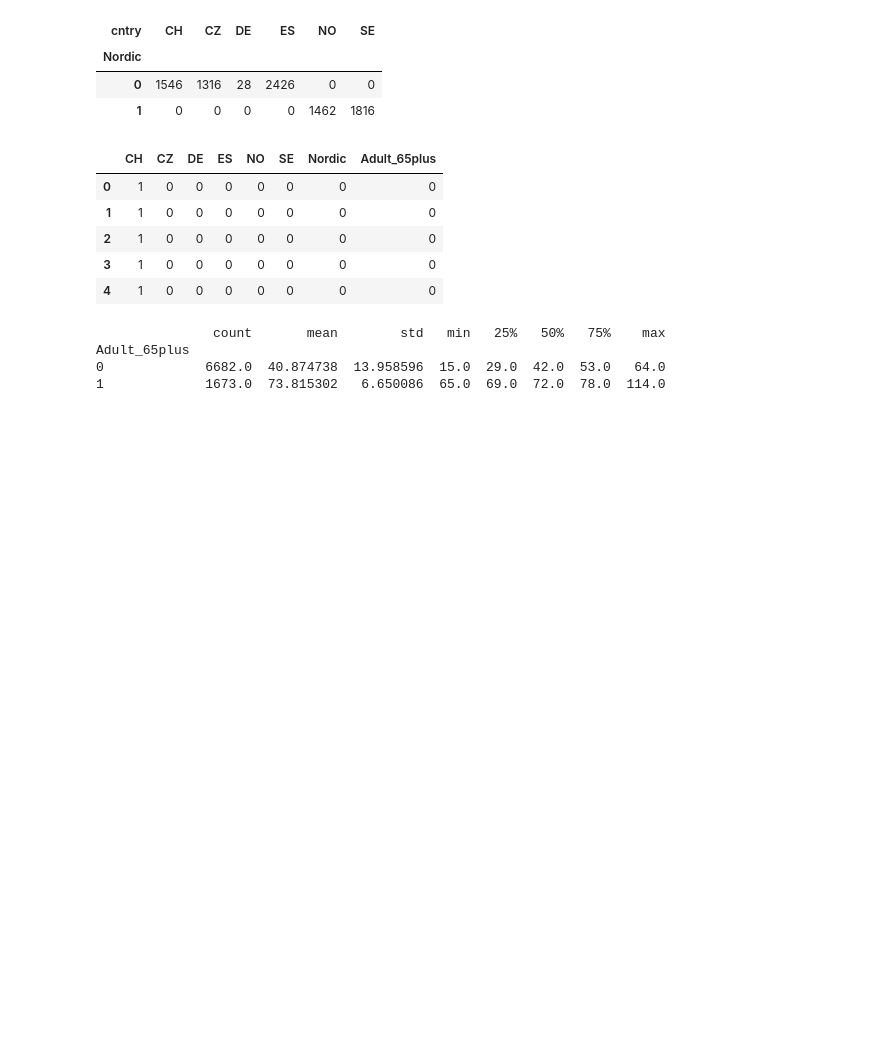
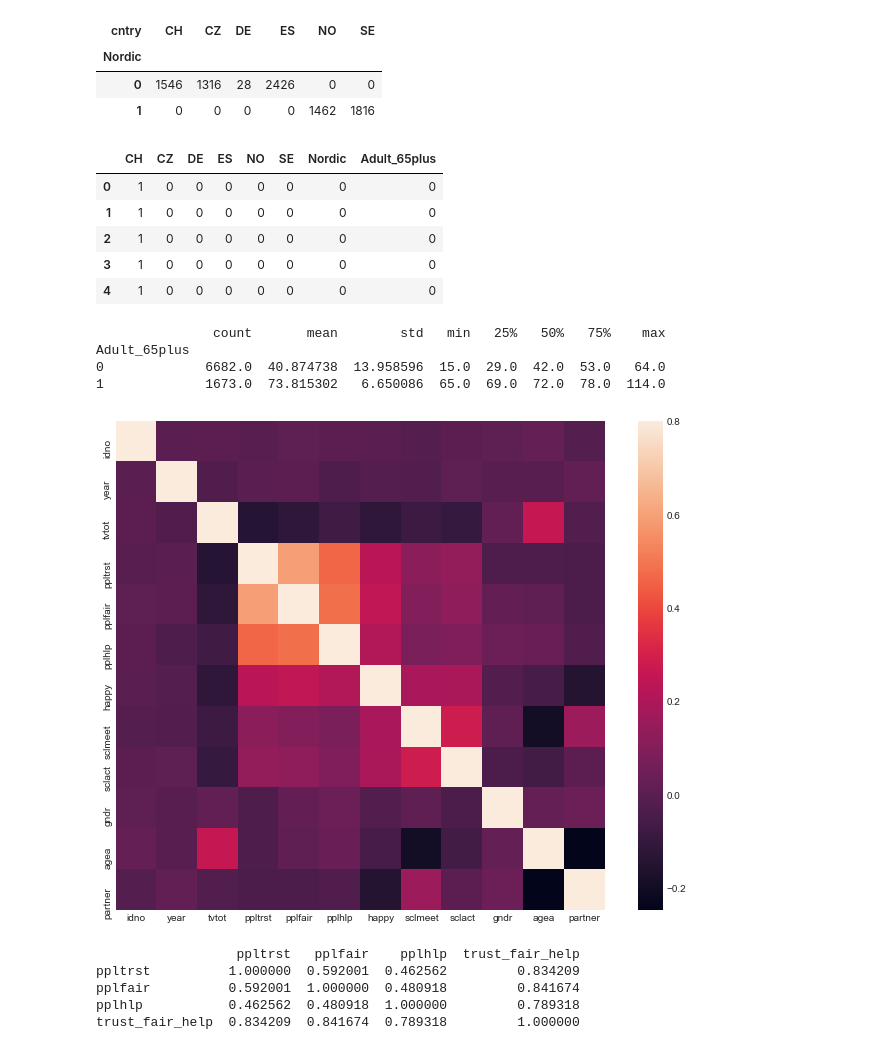
Before and after one commit to akim2034/Thinkful_DS_Bootcamp, a Jupyter notebook: Unit 2/Lesson 1/Notes 2.1.5 Feature Engineering.ipynb, the cells around one changed output. Saved outputs shown, nothing was run; the diff lists cells and outputs as text; code cells hidden in the pictures; blank space fills up the shorter version.

```diff
--- a/Unit 2/Lesson 1/Notes 2.1.5 Feature Engineering.ipynb
+++ b/Unit 2/Lesson 1/Notes 2.1.5 Feature Engineering.ipynb
@@ -63,3 +63,36 @@ print(df['agea'].groupby(features['Adult_65plus']).describe())
 Adult_65plus
 0             6682.0  40.874738  13.958596  15.0  29.0  42.0  53.0   64.0
 1             1673.0  73.815302   6.650086  65.0  69.0  72.0  78.0  114.0
+# %%
+corrmat = df.corr()
+
+# Set up the matplotlib figure.
+f, ax = plt.subplots(figsize=(12, 9))
+
+# Draw the heatmap using seaborn
+sns.heatmap(corrmat, vmax=.8, square=True)
+plt.show()
+
+# Looks like 'pplfair','ppltrst' and 'pplhlp' are pretty redundant with each
+# other. Let's make some averages. Just in case some of the variables are on
+# different scales than others (one ranges from 0 to 100, one ranges from 0 to
+# 7, for example) we scale them before averaging by subtracting the average of
+# each variable from all values in that variable, then dividing by the
+# standard deviation.
+means = df[['ppltrst','pplfair','pplhlp']].mean(axis=0)
+stds = df[['ppltrst','pplfair','pplhlp']].std(axis=0)
+features['trust_fair_help'] = ((df[['ppltrst','pplfair','pplhlp']] - means) / stds).mean(axis=1)
+
+# Check how well the composite correlates with each of the individual variables.
+plotdf = df.loc[:, ['ppltrst', 'pplfair', 'pplhlp']]
+plotdf['trust_fair_help'] = features['trust_fair_help']
+corrmat2 = plotdf.corr()
+
+print(corrmat2)
+# %% [output]
+[figure, added]
+                  ppltrst   pplfair    pplhlp  trust_fair_help
+ppltrst          1.000000  0.592001  0.462562         0.834209
+pplfair          0.592001  1.000000  0.480918         0.841674
+pplhlp           0.462562  0.480918  1.000000         0.789318
+trust_fair_help  0.834209  0.841674  0.789318         1.000000
```
Also changed, not shown: parts of 11 cells of this notebook, 2 other files.
